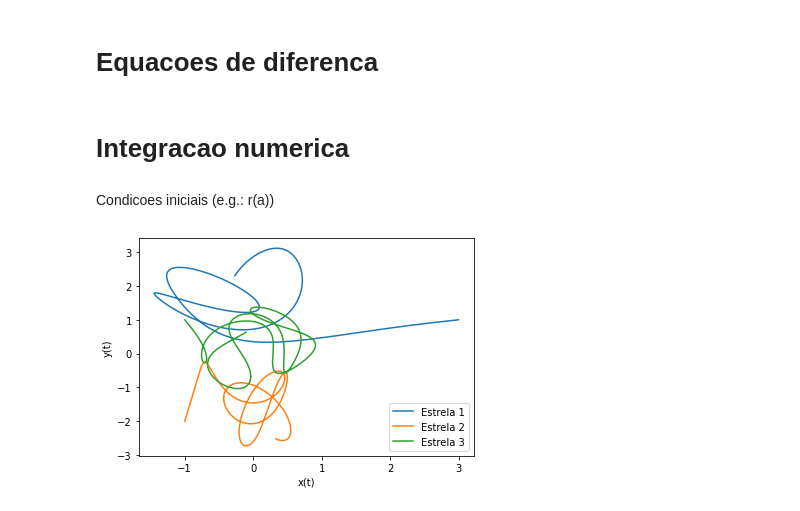
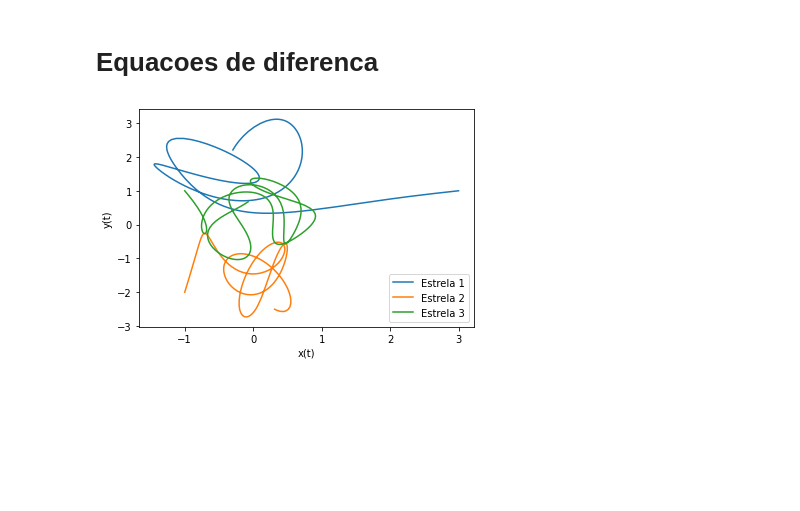
Before and after one commit to felipe-gm/-ifusp_fiscomp_2, a Jupyter notebook: 2020_04_01_Segundo_EP/item2.ipynb, the cells around one changed output. Saved outputs shown, nothing was run; the diff lists cells and outputs as text; code cells hidden in the pictures; blank space fills up the shorter version.

```diff
--- a/2020_04_01_Segundo_EP/item2.ipynb
+++ b/2020_04_01_Segundo_EP/item2.ipynb
@@ -12,7 +12,7 @@ Variaveis globais
 # %%
 a = .0        # Inicio do intervalo da variavel independente
 b = 2.        # Final do intervalo da variavel independente
-h = 1e-1      # Tamanho inicial de um passo de integracao
+h = 1e-6      # Tamanho inicial de um passo de integracao
 prec = 1e-5   # Precisao desejada do passo
 # %% [markdown]
 Constantes
@@ -50,8 +50,6 @@ def f3(r,t):
         -G*M2*(r3-r[4:6])/LA.norm(r3-r[4:6])**3
     )
     return concatenate([fr, fv])
-# %% [markdown]
-# Integracao numerica
 # %%
 def passo_rk4(f,r,t,h):
     """Calcula um passo no metodo de RK4
@@ -85,37 +83,45 @@ def passo_adapt_extloc(f,r,t,h,prec): # Passo adaptativo com extrapolação loca
     dr = dr2 + (dr2 - dr1)/15
     return dr, 2*h, h_prox      # Retorna o incremento de r e os tamanhos
                                 # do passo atual e do próximo passo
-# %% [markdown]
-Condicoes iniciais (e.g.: r(a))
 # %%
-ra = array([ 3., 1.,.0,.0,
-            -1.,-2.,.0,.0,
-            -1., 1.,.0,.0 ],float)
-r = ra
-t = a
-h_atual = h
+def main():
+    global h
+    # Condicoes iniciais (e.g.: r(a))
+    ra = array([ 3., 1.,.0,.0,
+                -1.,-2.,.0,.0,
+                -1., 1.,.0,.0 ],float)
+    r = ra
+    t = a
+    h_atual = h
 
-x1_lista, y1_lista = [], []
-x2_lista, y2_lista = [], []
-x3_lista, y3_lista = [], []
+    x1_lista, y1_lista = [], []
+    x2_lista, y2_lista = [], []
+    x3_lista, y3_lista = [], []
+    tlist, hlist = [], []
 
-while t<=b:
-    x1_lista.append(r[0])
-    y1_lista.append(r[1])
-    x2_lista.append(r[4])
-    y2_lista.append(r[5])
-    x3_lista.append(r[8])
-    y3_lista.append(r[9])
-    dr, h_atual, h_prox = passo_adapt_extloc(f,r,t,h,prec)
-    t, r = t + h_atual, r + dr
-    h = h_prox
+    while t<=b:
+        x1_lista.append(r[0])
+        y1_lista.append(r[1])
+        x2_lista.append(r[4])
+        y2_lista.append(r[5])
+        x3_lista.append(r[8])
+        y3_lista.append(r[9])
+        tlist.append(t)
+        hlist.append(h)
+        dr, h_atual, h_prox = passo_adapt_extloc(f,r,t,h,prec)
+        t, r = t + h_atual, r + dr
+        h = h_prox
 
-plt.plot(x1_lista, y1_lista, label=f'Estrela 1')
-plt.plot(x2_lista, y2_lista, label=f'Estrela 2')
-plt.plot(x3_lista, y3_lista, label=f'Estrela 3')
-plt.xlabel("x(t)")
-plt.ylabel("y(t)")
-plt.legend(loc='lower right')
-plt.show()
+    plt.plot(x1_lista, y1_lista, label=f'Estrela 1')
+    plt.plot(x2_lista, y2_lista, label=f'Estrela 2')
+    plt.plot(x3_lista, y3_lista, label=f'Estrela 3')
+    plt.xlabel("x(t)")
+    plt.ylabel("y(t)")
+    plt.legend(loc='lower right')
+    plt.show()
-# %% [output]
-[figure, removed]
+# %%
+if __name__ == "__main__":
+    # execute only if run as a script
+    main()
+# %% [output]
+[figure, added]
```
